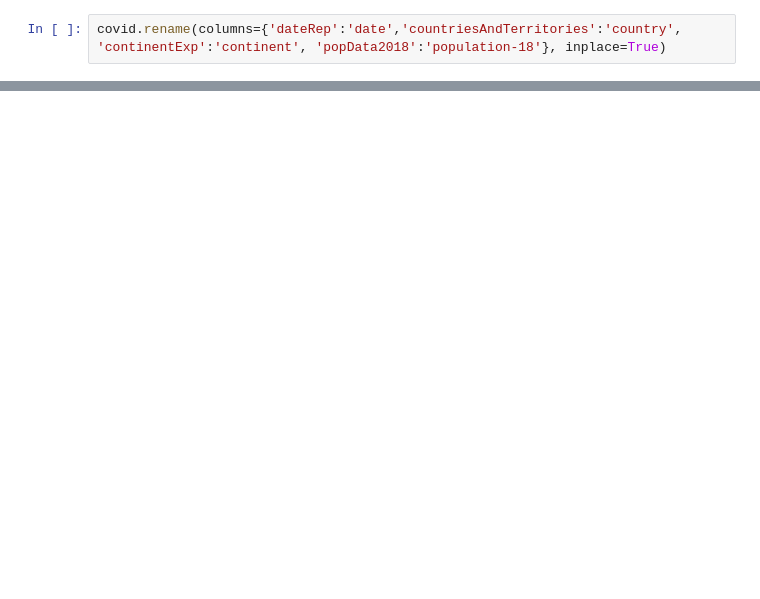
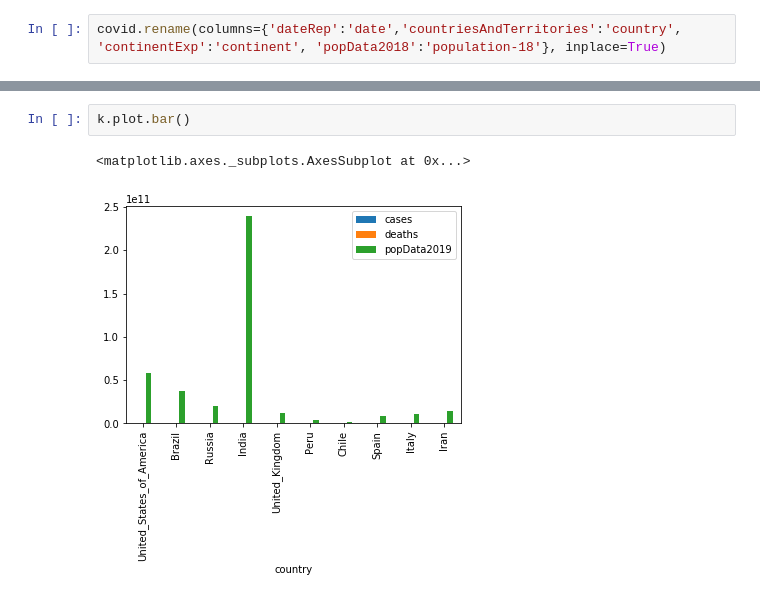
Before and after one commit to ramarav/Covid_World_Statistics, a Jupyter notebook: COVID-19.ipynb, the cells around one changed output, grey strips where cells are left out. Cells and saved outputs as stored; diff of their text form; blank space fills up the shorter version.

```diff
--- a/COVID-19.ipynb
+++ b/COVID-19.ipynb
@@ -234,3 +221,8 @@ k
+# %%
+k.plot.bar()
+# %% [output]
+<matplotlib.axes._subplots.AxesSubplot at 0x...>
+[figure, added]
 # %%
 k.iloc[2]
 # %% [output]
```
Also changed, not shown: parts of 17 cells of this notebook.
